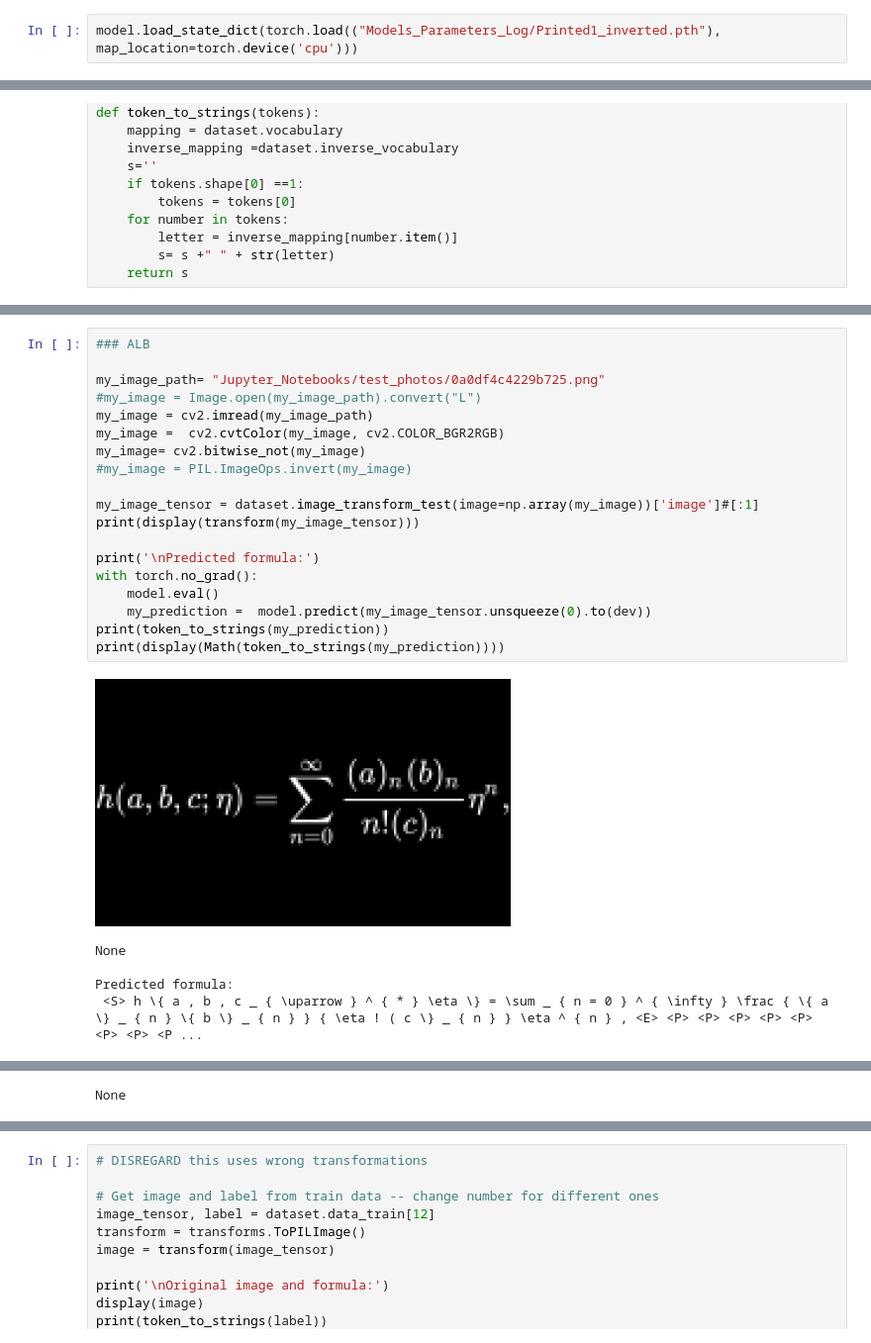
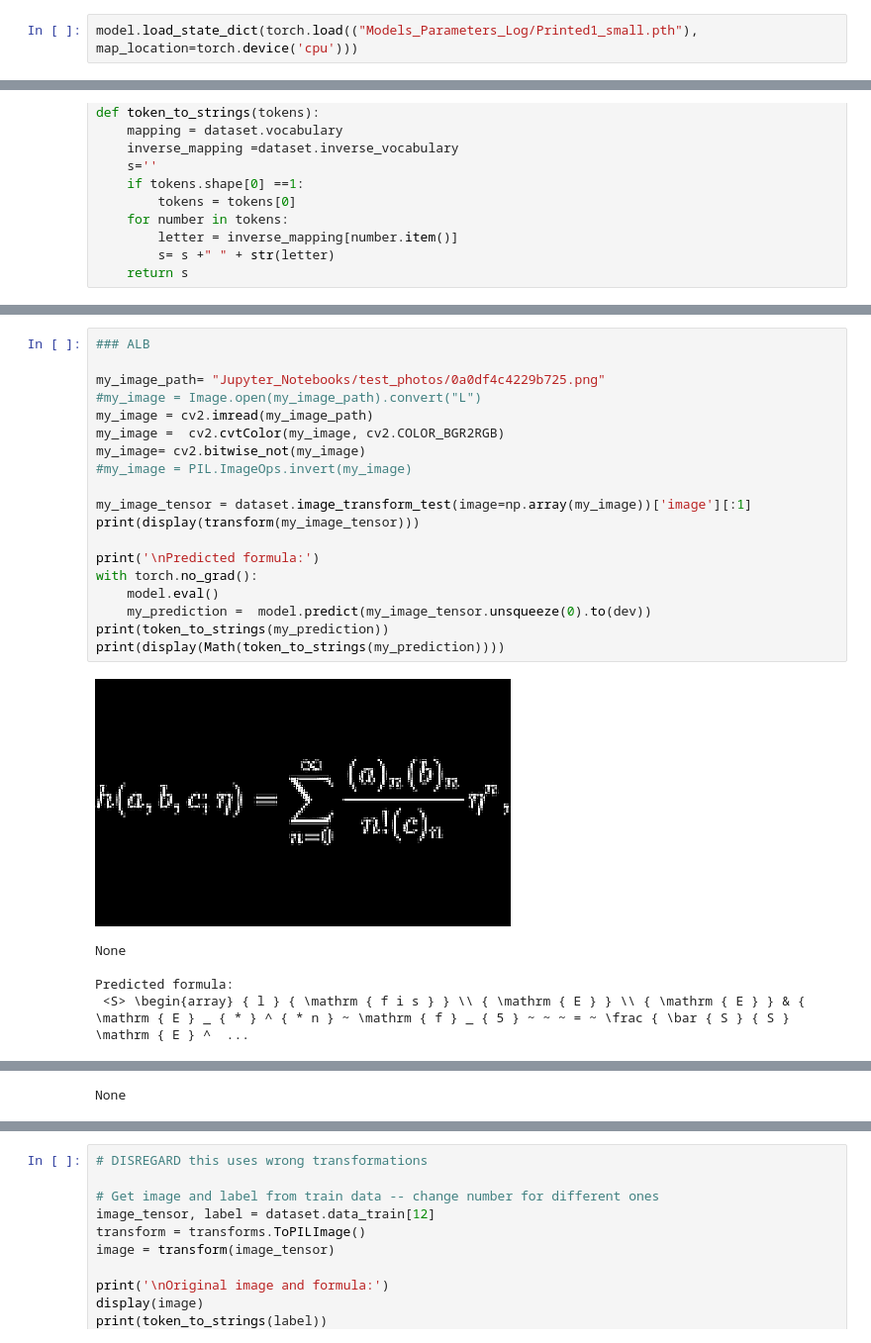
Before and after one commit to gmarus777/image-to-tex-OCR, a Jupyter notebook: Jupyter_Notebooks/LOCAL_INFERENCE.ipynb, the cells around one changed output, grey strips where cells are left out. Shown at 99% size. Cells and saved outputs as stored; diff of their text form.

```diff
--- a/Jupyter_Notebooks/LOCAL_INFERENCE.ipynb
+++ b/Jupyter_Notebooks/LOCAL_INFERENCE.ipynb
@@ -68,6 +68,6 @@ Padding <P> goes to index  2
 # %%
 model = ResNetTransformer(dataset=dataset).to(dev)
 # %%
-model.load_state_dict(torch.load(("Models_Parameters_Log/Printed1_inverted.pth"), map_location=torch.device('cpu')))
+model.load_state_dict(torch.load(("Models_Parameters_Log/Printed1_small.pth"), map_location=torch.device('cpu')))
 # %% [output]
 <All keys matched successfully>
@@ -173,25 +187,25 @@ None
 # %%
 ### ALB
 
 my_image_path= "Jupyter_Notebooks/test_photos/0a0df4c4229b725.png"
 #my_image = Image.open(my_image_path).convert("L")
 my_image = cv2.imread(my_image_path)
 my_image =  cv2.cvtColor(my_image, cv2.COLOR_BGR2RGB)
 my_image= cv2.bitwise_not(my_image)
 #my_image = PIL.ImageOps.invert(my_image)
 
-my_image_tensor = dataset.image_transform_test(image=np.array(my_image))['image']#[:1]
+my_image_tensor = dataset.image_transform_test(image=np.array(my_image))['image'][:1]
 print(display(transform(my_image_tensor)))
 
 print('\nPredicted formula:')
 with torch.no_grad():
     model.eval()
     my_prediction =  model.predict(my_image_tensor.unsqueeze(0).to(dev))
 print(token_to_strings(my_prediction))
 print(display(Math(token_to_strings(my_prediction))))
 # %% [output]
-[figure, old version]
+[figure, new version]
 None
 
 Predicted formula:
- <S> h \{ a , b , c _ { \uparrow } ^ { * } \eta \} = \sum _ { n = 0 } ^ { \infty } \frac { \{ a \} _ { n } \{ b \} _ { n } } { \eta ! ( c \} _ { n } } \eta ^ { n } , <E> <P> <P> <P> <P> <P> <P> <P> <P ...
+ <S> \begin{array} { l } { \mathrm { f i s } } \\ { \mathrm { E } } \\ { \mathrm { E } } & { \mathrm { E } _ { * } ^ { * n } ~ \mathrm { f } _ { 5 } ~ ~ ~ = ~ \frac { \bar { S } { S } \mathrm { E } ^  ...
```
Also changed, not shown: parts of 11 cells of this notebook, 2 other files.
